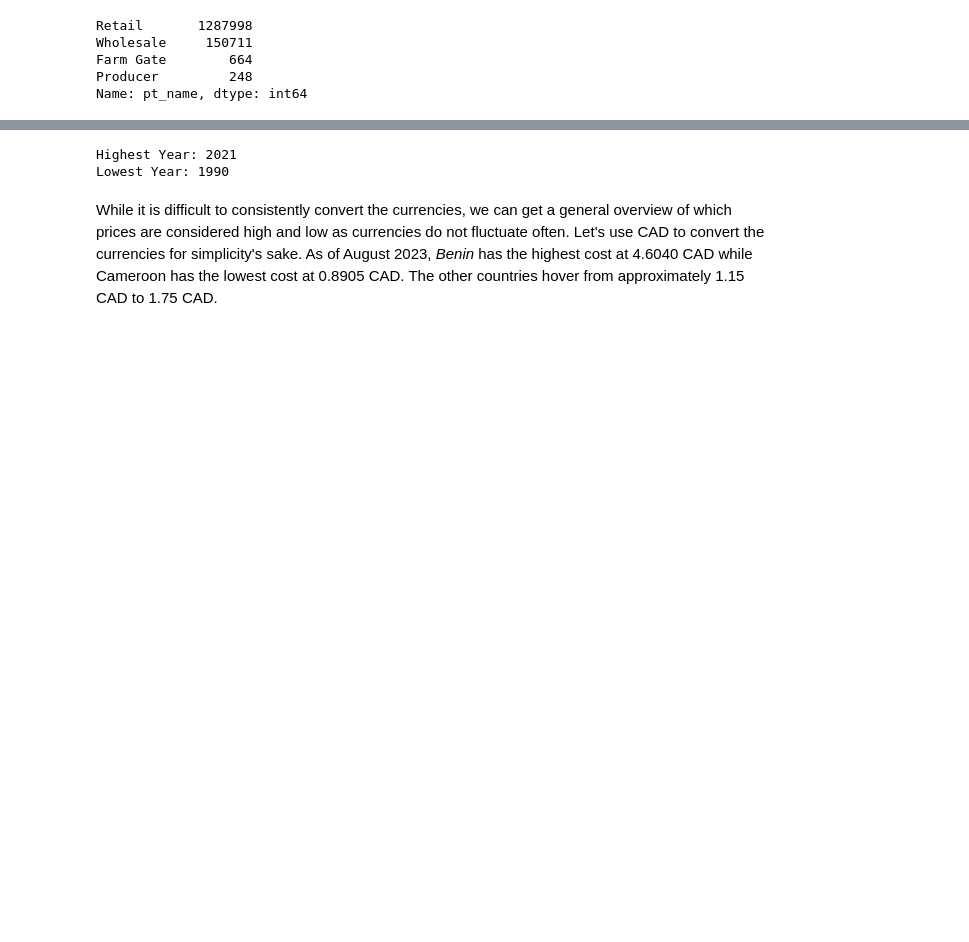
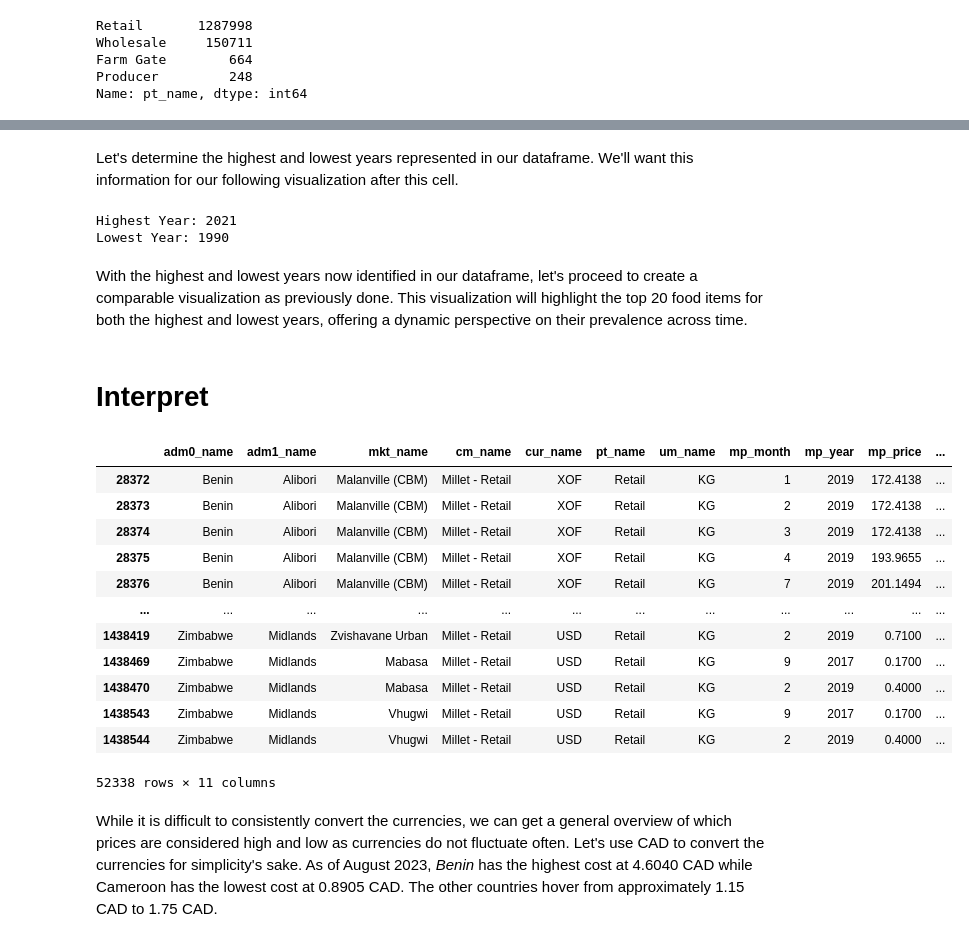
Before and after one commit to callysto/Data-Viz-of-the-Week, a Jupyter notebook: global-food/global-food.ipynb, the cells around one changed output, grey strips where cells are left out. Cells and saved outputs as stored; diff of their text form; code cells hidden in the pictures; blank space fills up the shorter version.

```diff
--- a/global-food/global-food.ipynb
+++ b/global-food/global-food.ipynb
@@ -110,3 +177,5 @@ top_20_foods.show()
+# %% [markdown]
+Let's determine the highest and lowest years represented in our dataframe. We'll want this information for our following visualization after this cell.
 # %%
 highest_year = global_food_prices['mp_year'].max()
 lowest_year = global_food_prices['mp_year'].min()
@@ -115,6 +184,8 @@ print(f"Lowest Year: {lowest_year}")
 # %% [output]
 Highest Year: 2021
 Lowest Year: 1990
+# %% [markdown]
+With the highest and lowest years now identified in our dataframe, let's proceed to create a comparable visualization as previously done. This visualization will highlight the top 20 food items for both the highest and lowest years, offering a dynamic perspective on their prevalence across time.
 # %%
 high_temp = global_food_prices[global_food_prices['mp_year'] == highest_year]
 low_temp = global_food_prices[global_food_prices['mp_year'] == lowest_year]
@@ -138,4 +209,23 @@ high_low_fig.update_yaxes(title="Count", row=2, col=1)
 high_low_fig.update_layout(height=800)
 
 high_low_fig.show()
+# %% [markdown]
+# Interpret
+# %%
+millet_retail_data = global_food_prices[global_food_prices['cm_name'] == 'Millet - Retail']
+millet_retail_data
+# %% [output]
+|  | adm0_name | adm1_name | mkt_name | cm_name | cur_name | pt_name | um_name | mp_month | mp_year | mp_price | ... |
+| 28372 | Benin | Alibori | Malanville (CBM) | Millet - Retail | XOF | Retail | KG | 1 | 2019 | 172.4138 | ... |
+| 28373 | Benin | Alibori | Malanville (CBM) | Millet - Retail | XOF | Retail | KG | 2 | 2019 | 172.4138 | ... |
+| 28374 | Benin | Alibori | Malanville (CBM) | Millet - Retail | XOF | Retail | KG | 3 | 2019 | 172.4138 | ... |
+| 28375 | Benin | Alibori | Malanville (CBM) | Millet - Retail | XOF | Retail | KG | 4 | 2019 | 193.9655 | ... |
+| 28376 | Benin | Alibori | Malanville (CBM) | Millet - Retail | XOF | Retail | KG | 7 | 2019 | 201.1494 | ... |
+| ... | ... | ... | ... | ... | ... | ... | ... | ... | ... | ... | ... |
+| 1438419 | Zimbabwe | Midlands | Zvishavane Urban | Millet - Retail | USD | Retail | KG | 2 | 2019 | 0.7100 | ... |
+| 1438469 | Zimbabwe | Midlands | Mabasa | Millet - Retail | USD | Retail | KG | 9 | 2017 | 0.1700 | ... |
+| 1438470 | Zimbabwe | Midlands | Mabasa | Millet - Retail | USD | Retail | KG | 2 | 2019 | 0.4000 | ... |
+| 1438543 | Zimbabwe | Midlands | Vhugwi | Millet - Retail | USD | Retail | KG | 9 | 2017 | 0.1700 | ... |
+| 1438544 | Zimbabwe | Midlands | Vhugwi | Millet - Retail | USD | Retail | KG | 2 | 2019 | 0.4000 | ... |
+52338 rows × 11 columns
 # %%
```
Also changed, not shown: parts of 27 cells of this notebook.
